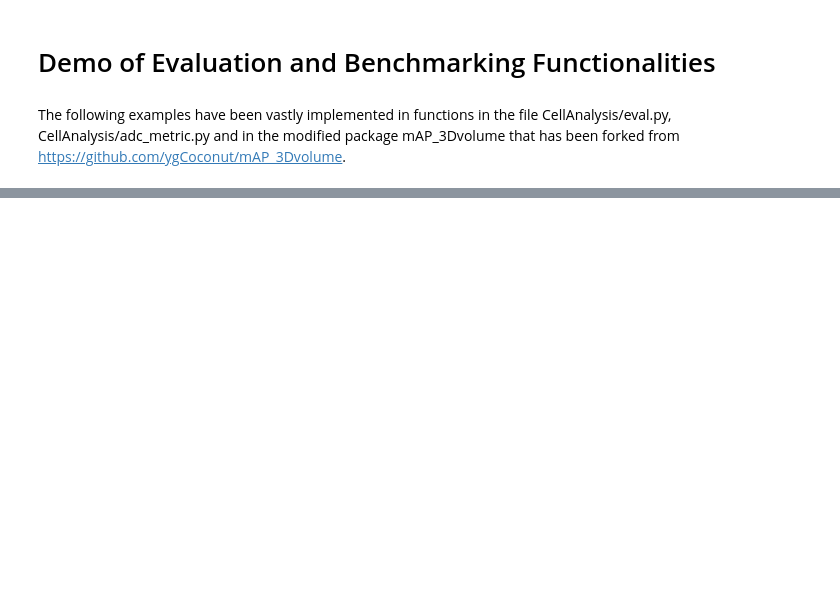
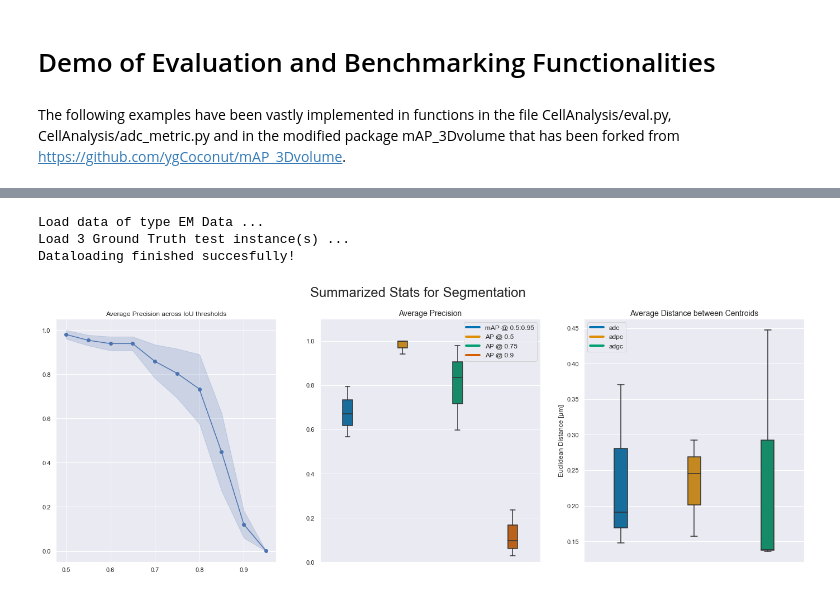
Before and after one commit to paulttt/connectomics, a Jupyter notebook: examples/Demo_CellAnalysis.ipynb, the cells around one changed output, grey strips where cells are left out. Cells and saved outputs as stored; diff of their text form; code cells hidden in the pictures; blank space fills up the shorter version.

```diff
--- a/examples/Demo_CellAnalysis.ipynb
+++ b/examples/Demo_CellAnalysis.ipynb
@@ -60,0 +36,11 @@ benchmark.plot_error_bars(metric='AP @ 0.9')
+# %%
+file_root = path + 'example_data/EM Data'
+evala = evaluate(file_root, resolution=(0.51, 0.51, 0.51))
+# %% [output]
+Load data of type EM Data ...
+Load 3 Ground Truth test instance(s) ...
+Dataloading finished succesfully!
+# %%
+evala.summarize(figsize=(24, 8), error_bands=True)
+# %% [output]
+[figure, added]
```
Also changed, not shown: parts of 10 cells of this notebook, 11 other files.
